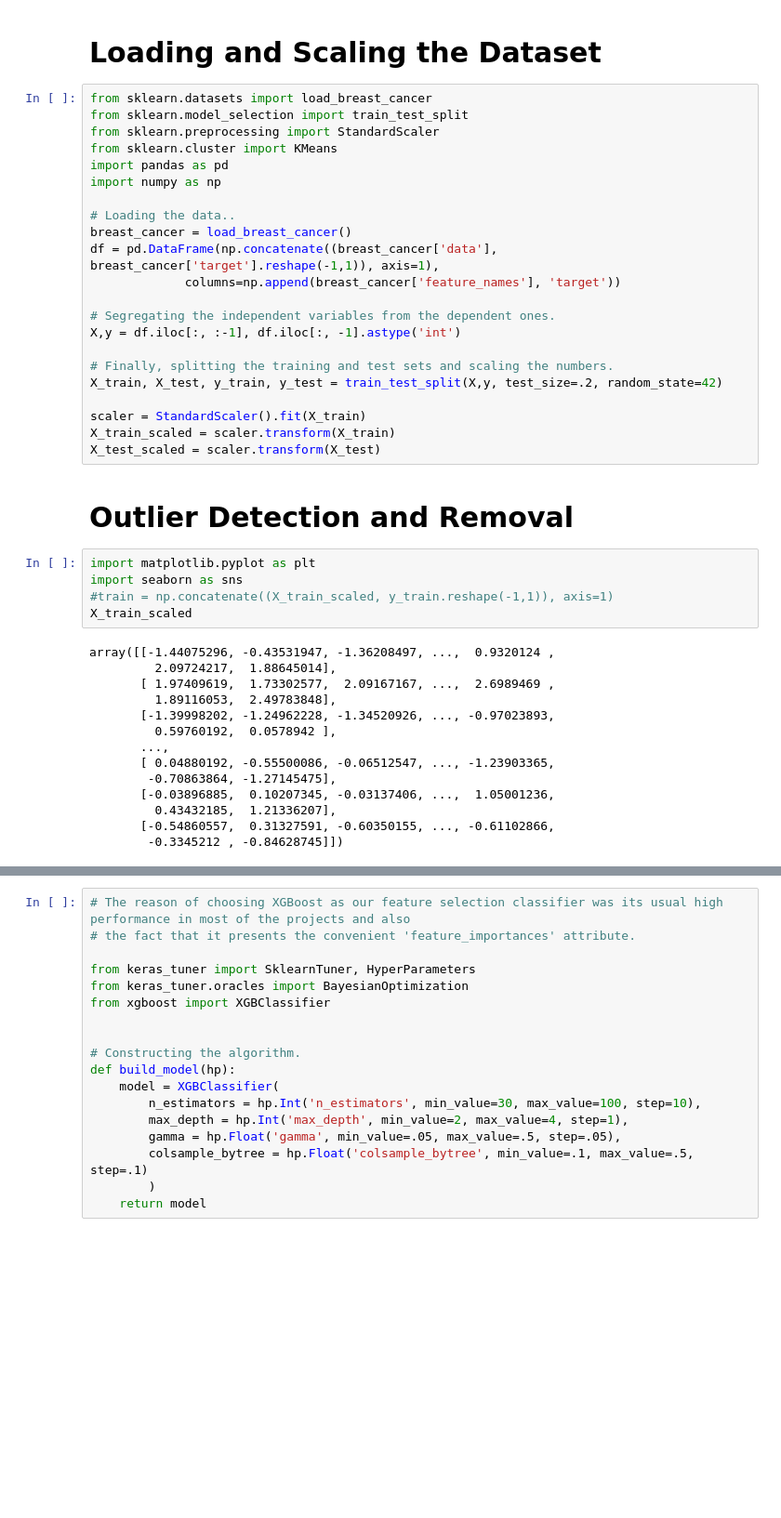
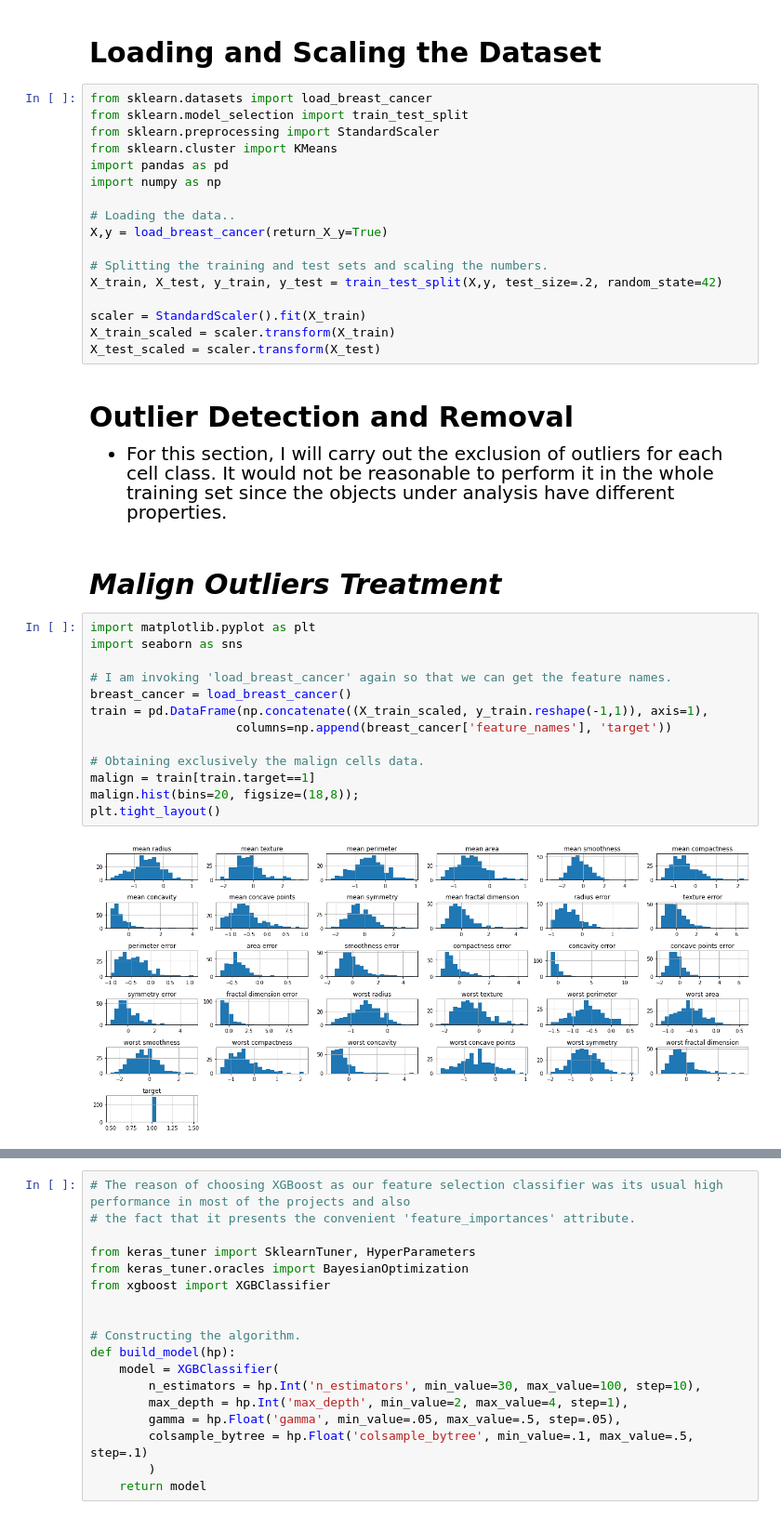
Before and after one commit to felipesveiga/breast-cancer-2-cells, a Jupyter notebook: semi-sup-breat-cancer.ipynb, the cells around one changed output, grey strips where cells are left out. Shown at 93% size. Cells and saved outputs as stored; diff of their text form; blank space fills up the shorter version.

Commit message:
Remover outliers malign

```diff
--- a/semi-sup-breat-cancer.ipynb
+++ b/semi-sup-breat-cancer.ipynb
@@ -9,14 +9,9 @@ import pandas as pd
 import numpy as np
 
 # Loading the data..
-breast_cancer = load_breast_cancer()
-df = pd.DataFrame(np.concatenate((breast_cancer['data'], breast_cancer['target'].reshape(-1,1)), axis=1),
-             columns=np.append(breast_cancer['feature_names'], 'target'))
+X,y = load_breast_cancer(return_X_y=True)
 
-# Segregating the independent variables from the dependent ones.
-X,y = df.iloc[:, :-1], df.iloc[:, -1].astype('int')
-
-# Finally, splitting the training and test sets and scaling the numbers.
+# Splitting the training and test sets and scaling the numbers.
 X_train, X_test, y_train, y_test = train_test_split(X,y, test_size=.2, random_state=42)
 
 scaler = StandardScaler().fit(X_train)
@@ -24,22 +19,27 @@ X_train_scaled = scaler.transform(X_train)
 X_test_scaled = scaler.transform(X_test)
 # %% [markdown]
 <h2 style='font-size:30px'> Outlier Detection and Removal</h2>
+<div>
+    <ul style='font-size:20px'>
+        <li>
+            For this section, I will carry out the exclusion of outliers for each cell class. It would not be reasonable to perform it in the whole training set since the objects under analysis have different properties.
+        </li>
+    </ul>
+</div>
+# %% [markdown]
+<h3 style='font-size:30px;font-style:italic'> Malign Outliers Treatment</h3>
 # %%
 import matplotlib.pyplot as plt
 import seaborn as sns
-#train = np.concatenate((X_train_scaled, y_train.reshape(-1,1)), axis=1)
-X_train_scaled
+
+# I am invoking 'load_breast_cancer' again so that we can get the feature names.
+breast_cancer = load_breast_cancer()
+train = pd.DataFrame(np.concatenate((X_train_scaled, y_train.reshape(-1,1)), axis=1),
+                    columns=np.append(breast_cancer['feature_names'], 'target'))
+
+# Obtaining exclusively the malign cells data.
+malign = train[train.target==1]
+malign.hist(bins=20, figsize=(18,8));
+plt.tight_layout()
 # %% [output]
-array([[-1.44075296, -0.43531947, -1.36208497, ...,  0.9320124 ,
-         2.09724217,  1.88645014],
-       [ 1.97409619,  1.73302577,  2.09167167, ...,  2.6989469 ,
-         1.89116053,  2.49783848],
-       [-1.39998202, -1.24962228, -1.34520926, ..., -0.97023893,
-         0.59760192,  0.0578942 ],
-       ...,
-       [ 0.04880192, -0.55500086, -0.06512547, ..., -1.23903365,
-        -0.70863864, -1.27145475],
-       [-0.03896885,  0.10207345, -0.03137406, ...,  1.05001236,
-         0.43432185,  1.21336207],
-       [-0.54860557,  0.31327591, -0.60350155, ..., -0.61102866,
-        -0.3345212 , -0.84628745]])
+[figure, added]
```
Also changed, not shown: parts of 2 cells of this notebook.
